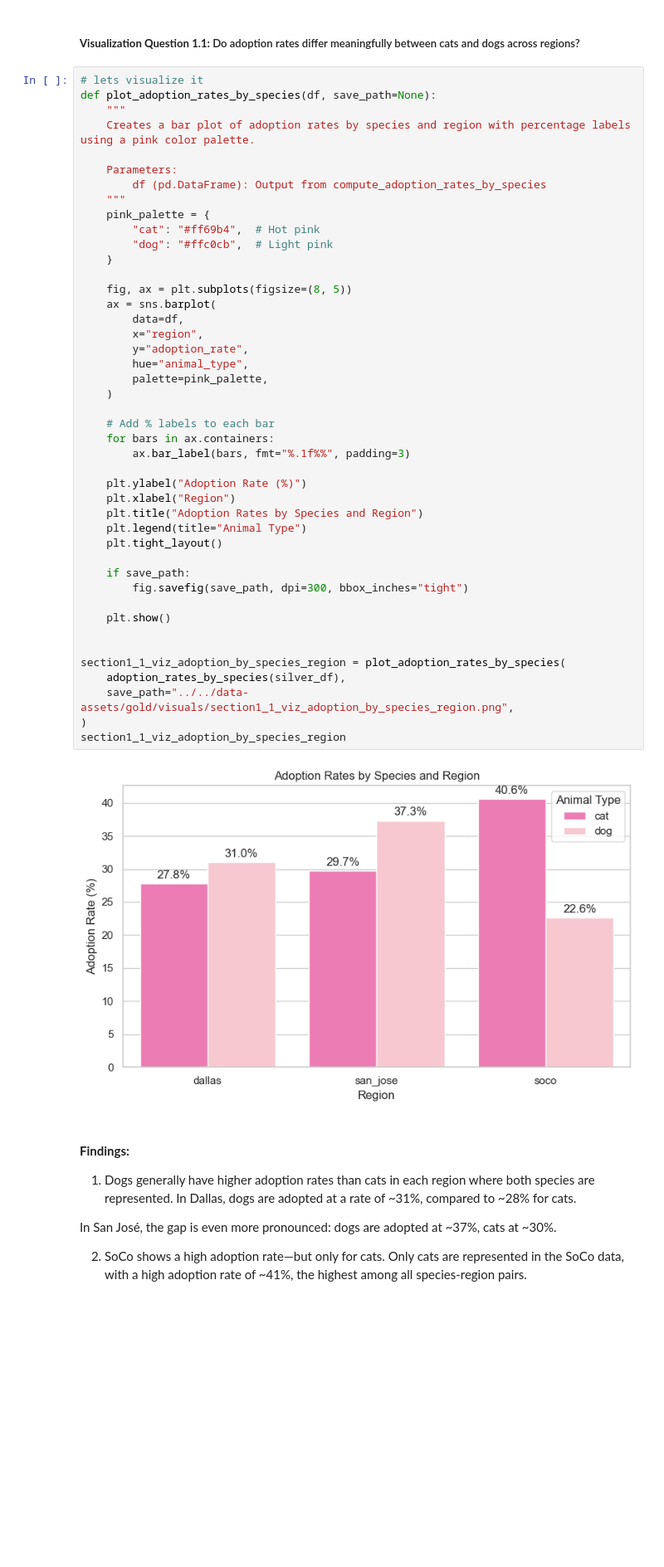
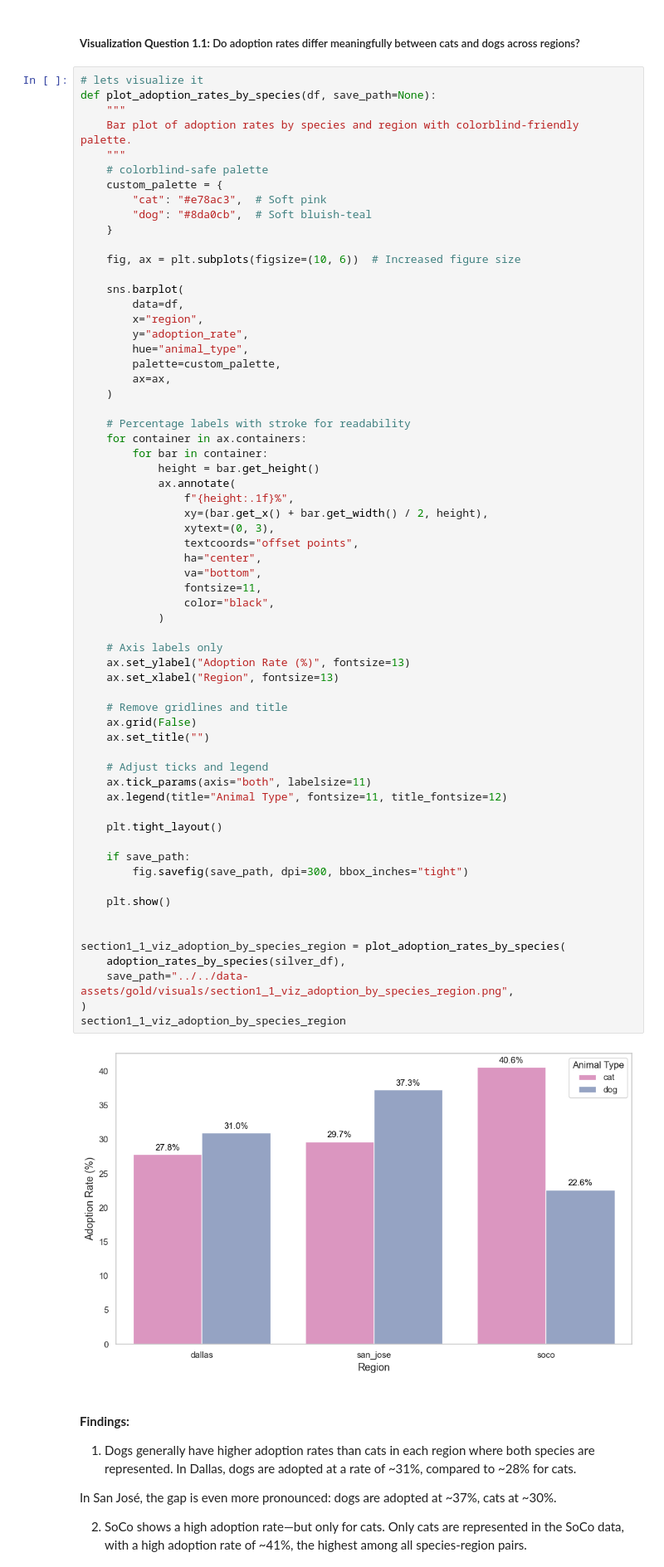
Before and after one commit to memckay/mads-milestone-1, a Jupyter notebook: notebooks/elt/3_gold.ipynb, the cells around one changed output. Shown at 83% size. Saved outputs shown, nothing was run; the diff lists cells and outputs as text; blank space fills up the shorter version.

```diff
--- a/notebooks/elt/3_gold.ipynb
+++ b/notebooks/elt/3_gold.ipynb
@@ -235,49 +237,68 @@ section1_1_df_adoption_by_species_region
 # %%
 # lets visualize it
 def plot_adoption_rates_by_species(df, save_path=None):
     """
-    Creates a bar plot of adoption rates by species and region with percentage labels using a pink color palette.
-
-    Parameters:
-        df (pd.DataFrame): Output from compute_adoption_rates_by_species
+    Bar plot of adoption rates by species and region with colorblind-friendly palette.
     """
-    pink_palette = {
-        "cat": "#ff69b4",  # Hot pink
-        "dog": "#ffc0cb",  # Light pink
+    # colorblind-safe palette
+    custom_palette = {
+        "cat": "#e78ac3",  # Soft pink
+        "dog": "#8da0cb",  # Soft bluish-teal
     }
 
-    fig, ax = plt.subplots(figsize=(8, 5))
-    ax = sns.barplot(
+    fig, ax = plt.subplots(figsize=(10, 6))  # Increased figure size
+
+    sns.barplot(
         data=df,
         x="region",
         y="adoption_rate",
         hue="animal_type",
-        palette=pink_palette,
+        palette=custom_palette,
+        ax=ax,
     )
 
-    # Add % labels to each bar
-    for bars in ax.containers:
-        ax.bar_label(bars, fmt="%.1f%%", padding=3)
+    # Percentage labels with stroke for readability
+    for container in ax.containers:
+        for bar in container:
+            height = bar.get_height()
+            ax.annotate(
+                f"{height:.1f}%",
+                xy=(bar.get_x() + bar.get_width() / 2, height),
+                xytext=(0, 3),
+                textcoords="offset points",
+                ha="center",
+                va="bottom",
+                fontsize=11,
+                color="black",
+            )
 
-    plt.ylabel("Adoption Rate (%)")
-    plt.xlabel("Region")
-    plt.title("Adoption Rates by Species and Region")
-    plt.legend(title="Animal Type")
+    # Axis labels only
+    ax.set_ylabel("Adoption Rate (%)", fontsize=13)
+    ax.set_xlabel("Region", fontsize=13)
+
+    # Remove gridlines and title
+    ax.grid(False)
+    ax.set_title("")
+
+    # Adjust ticks and legend
+    ax.tick_params(axis="both", labelsize=11)
+    ax.legend(title="Animal Type", fontsize=11, title_fontsize=12)
+
     plt.tight_layout()
 
     if save_path:
         fig.savefig(save_path, dpi=300, bbox_inches="tight")
 
     plt.show()
 
 
 section1_1_viz_adoption_by_species_region = plot_adoption_rates_by_species(
     adoption_rates_by_species(silver_df),
     save_path="../../data-assets/gold/visuals/section1_1_viz_adoption_by_species_region.png",
 )
 section1_1_viz_adoption_by_species_region
 # %% [output]
-[figure, old version]
+[figure, new version]
 # %% [markdown]
 #### **Findings:**
 1. Dogs generally have higher adoption rates than cats in each region where both species are represented.
```
Also changed, not shown: parts of 18 cells of this notebook, 20 other files.
